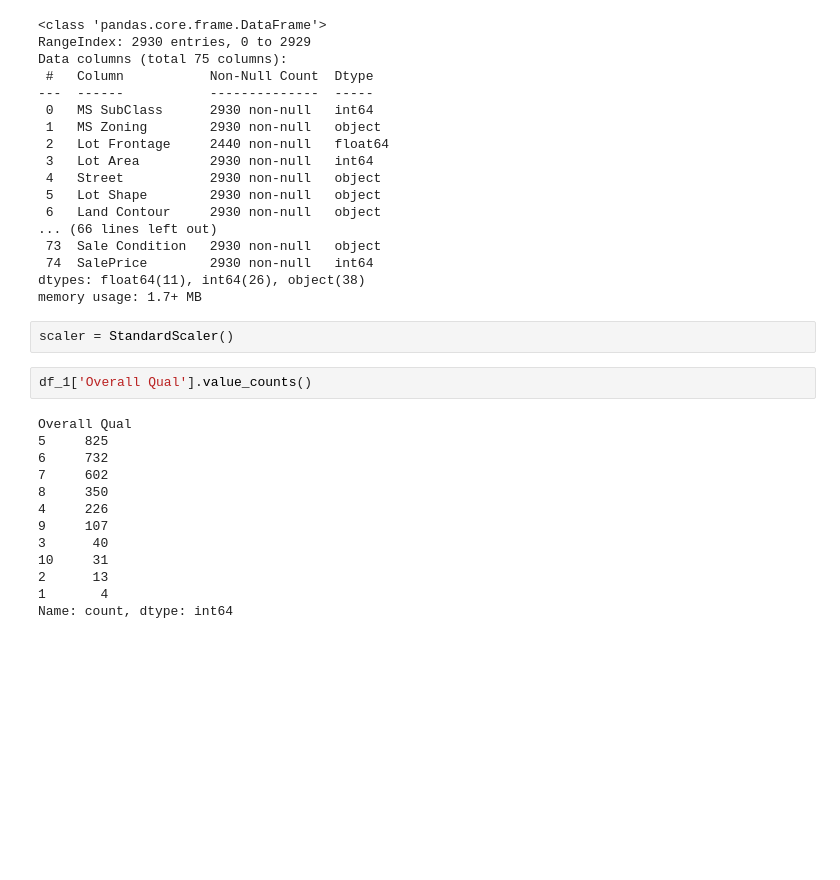
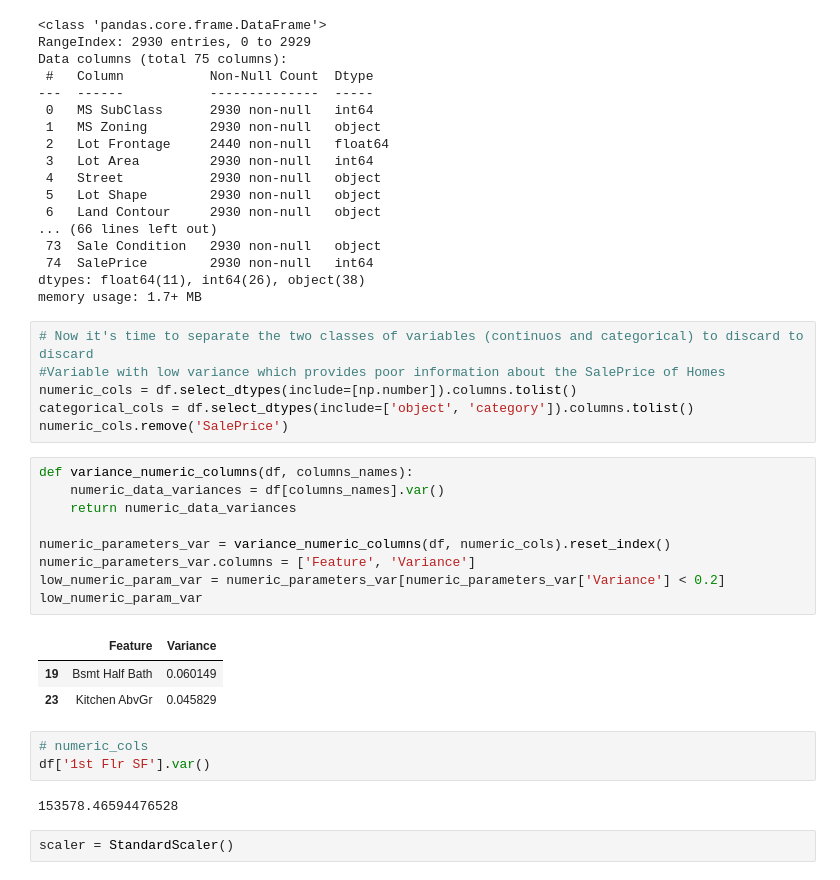
Before and after one commit to Miguel9Angel/home_prices_predictor, a Jupyter notebook: house_price_pprediction.ipynb, the cells around one changed output. Drawn from its saved outputs; the diff is of its cells as text; blank space fills up the shorter version.

Commit message:
The variance classifier is in process

```diff
--- a/house_price_pprediction.ipynb
+++ b/house_price_pprediction.ipynb
@@ -112,20 +112,29 @@ Data columns (total 75 columns):
  74  SalePrice        2930 non-null   int64
 dtypes: float64(11), int64(26), object(38)
 memory usage: 1.7+ MB
+# %%
+# Now it's time to separate the two classes of variables (continuos and categorical) to discard to discard
+#Variable with low variance which provides poor information about the SalePrice of Homes
+numeric_cols = df.select_dtypes(include=[np.number]).columns.tolist()
+categorical_cols = df.select_dtypes(include=['object', 'category']).columns.tolist()
+numeric_cols.remove('SalePrice')
+# %%
+def variance_numeric_columns(df, columns_names):
+    numeric_data_variances = df[columns_names].var()
+    return numeric_data_variances
+
+numeric_parameters_var = variance_numeric_columns(df, numeric_cols).reset_index()
+numeric_parameters_var.columns = ['Feature', 'Variance']
+low_numeric_param_var = numeric_parameters_var[numeric_parameters_var['Variance'] < 0.2]
+low_numeric_param_var
+# %% [output]
+|  | Feature | Variance |
+| 19 | Bsmt Half Bath | 0.060149 |
+| 23 | Kitchen AbvGr | 0.045829 |
+# %%
+# numeric_cols
+df['1st Flr SF'].var()
+# %% [output]
+153578.46594476528
 # %%
 scaler = StandardScaler()
-# %%
-df_1['Overall Qual'].value_counts()
-# %% [output]
-Overall Qual
-5     825
-6     732
-7     602
-8     350
-4     226
-9     107
-3      40
-10     31
-2      13
-1       4
-Name: count, dtype: int64
```
